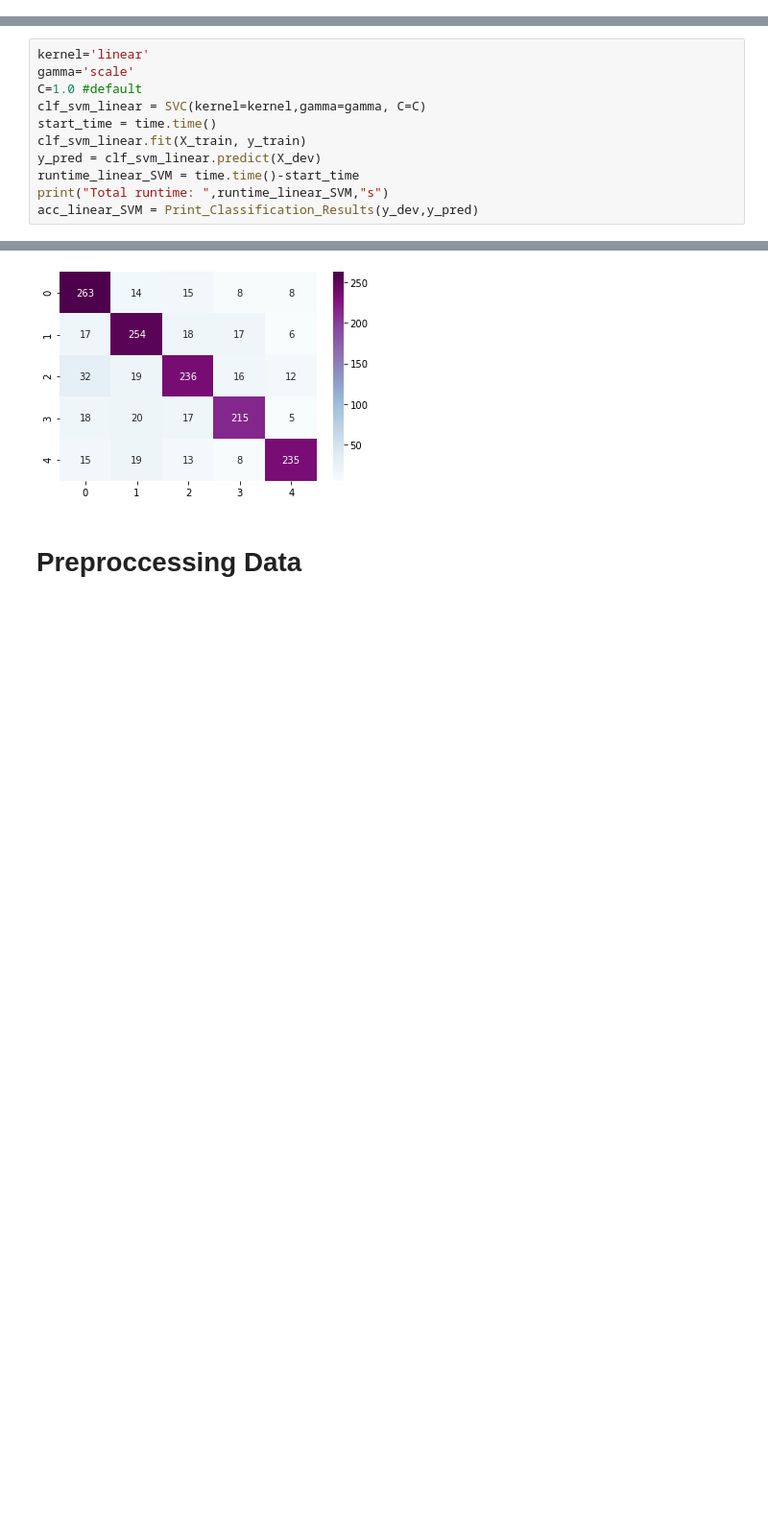
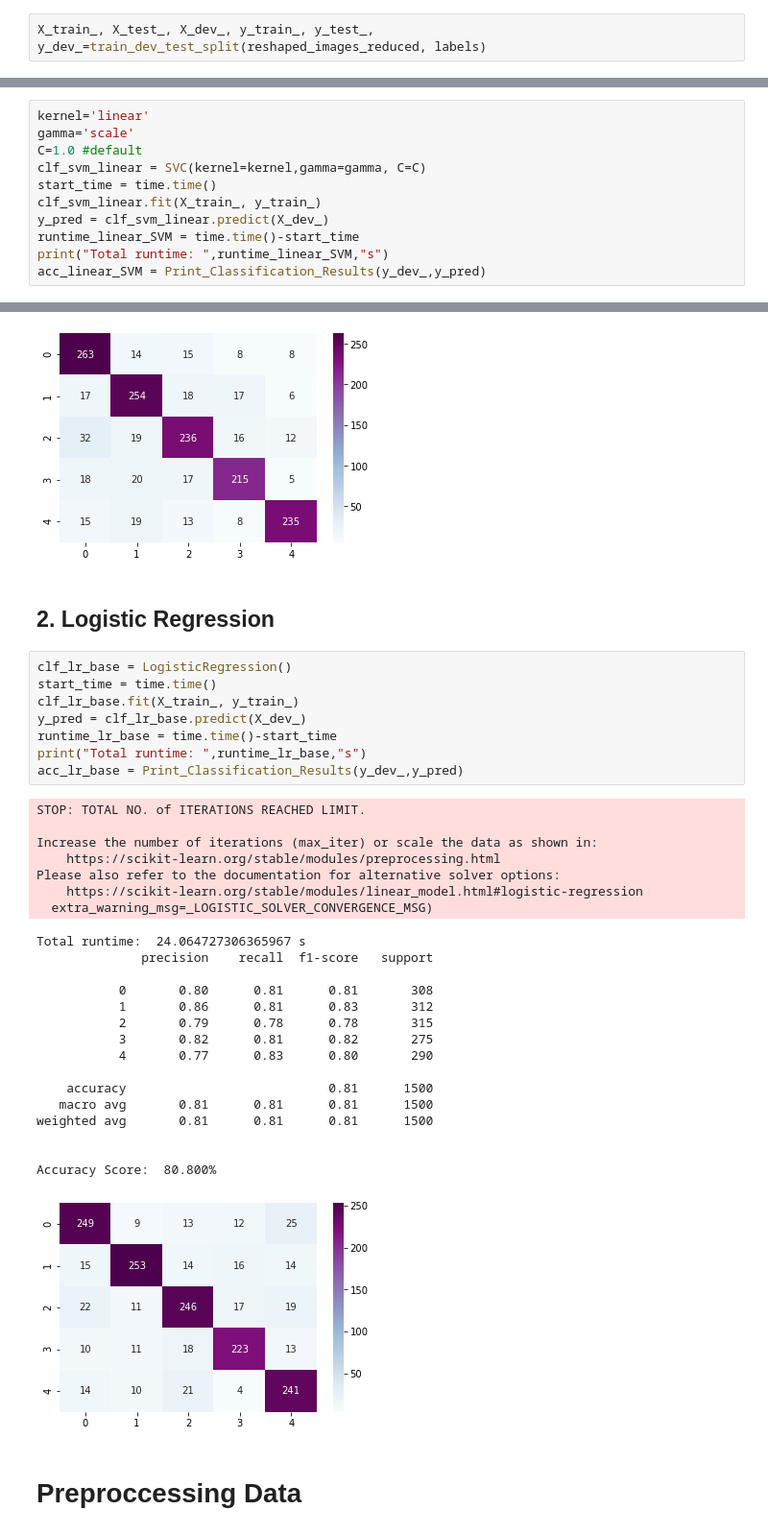
Before and after one commit to xeniakal/AMLS_20-21_SN20159465, a Jupyter notebook: B2/EyeColorRecognition.ipynb, the cells around one changed output, grey strips where cells are left out. Shown: that part at 96% size. Drawn from its saved outputs; the diff is of its cells as text; blank space fills up the shorter version.

```diff
--- a/B2/EyeColorRecognition.ipynb
+++ b/B2/EyeColorRecognition.ipynb
@@ -285,0 +282,2 @@ Train Set: (7000, 20175) | Dev Set: (1500, 20175) | Test Set: (1500, 20175)
+# %%
+X_train_, X_test_, X_dev_, y_train_, y_test_, y_dev_=train_dev_test_split(reshaped_images_reduced, labels)
@@ -295,11 +295,11 @@ gamma='scale'
 C=1.0 #default
 clf_svm_linear = SVC(kernel=kernel,gamma=gamma, C=C)
 start_time = time.time()
-clf_svm_linear.fit(X_train, y_train)
-y_pred = clf_svm_linear.predict(X_dev)
+clf_svm_linear.fit(X_train_, y_train_)
+y_pred = clf_svm_linear.predict(X_dev_)
 runtime_linear_SVM = time.time()-start_time
 print("Total runtime: ",runtime_linear_SVM,"s")
-acc_linear_SVM = Print_Classification_Results(y_dev,y_pred)
+acc_linear_SVM = Print_Classification_Results(y_dev_,y_pred)
 # %% [output]
 Total runtime:  725.1424336433411 s
               precision    recall  f1-score   support
@@ -317,6 +317,40 @@ weighted avg       0.80      0.80      0.80      1500
 
 Accuracy Score:  80.200%
 [figure]
+# %% [markdown]
+## 2. Logistic Regression
+# %%
+clf_lr_base = LogisticRegression()
+start_time = time.time()
+clf_lr_base.fit(X_train_, y_train_)
+y_pred = clf_lr_base.predict(X_dev_)
+runtime_lr_base = time.time()-start_time
+print("Total runtime: ",runtime_lr_base,"s")
+acc_lr_base = Print_Classification_Results(y_dev_,y_pred)
+# %% [output]
+STOP: TOTAL NO. of ITERATIONS REACHED LIMIT.
+
+Increase the number of iterations (max_iter) or scale the data as shown in:
+    https://scikit-learn.org/stable/modules/preprocessing.html
+Please also refer to the documentation for alternative solver options:
+    https://scikit-learn.org/stable/modules/linear_model.html#logistic-regression
+  extra_warning_msg=_LOGISTIC_SOLVER_CONVERGENCE_MSG)
+Total runtime:  24.064727306365967 s
+              precision    recall  f1-score   support
+
+           0       0.80      0.81      0.81       308
+           1       0.86      0.81      0.83       312
+           2       0.79      0.78      0.78       315
+           3       0.82      0.81      0.82       275
+           4       0.77      0.83      0.80       290
+
+    accuracy                           0.81      1500
+   macro avg       0.81      0.81      0.81      1500
+weighted avg       0.81      0.81      0.81      1500
+
+
+Accuracy Score:  80.800%
+[figure, added]
 # %% [markdown]
 # Preproccessing Data
 # %% [markdown]
```
Also changed, not shown: parts of 10 cells of this notebook.
